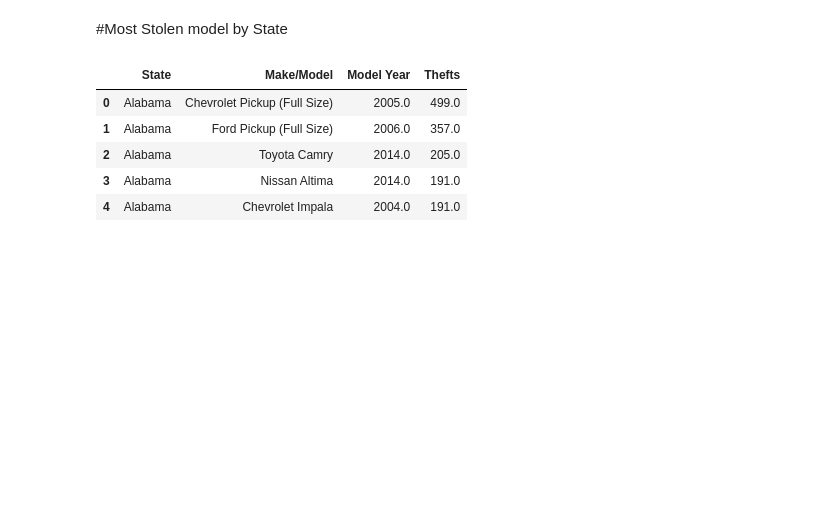
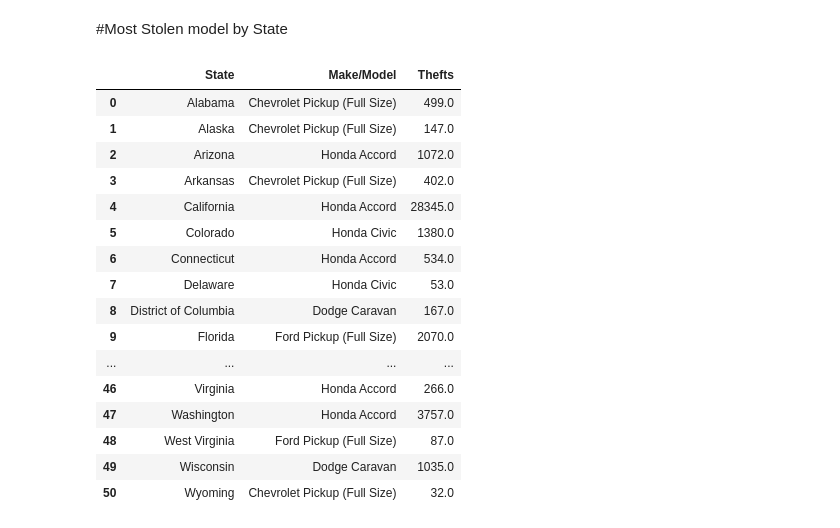
Before and after one commit to BrianFri/Midterm_Car_Theft_Analysis, a Jupyter notebook: Anaylsis.ipynb, the cells around one changed output. Saved outputs shown, nothing was run; the diff lists cells and outputs as text; code cells hidden in the pictures; blank space fills up the shorter version.

Commit message:
Added most and least stolen car by state

```diff
--- a/Anaylsis.ipynb
+++ b/Anaylsis.ipynb
@@ -198,12 +198,28 @@ car_stolen_df.groupby(["Make/Model"])["Thefts"].sum().sort_values(ascending=True
 # %% [markdown]
 #Most Stolen model by State
 # %%
-car_stolen_by_state = car_df[["State", "Make/Model", "Model Year", "Thefts"]]
-car_stolen_by_state.head()
+most_stolen_by_state = (
+    car_df[car_df["Rank"] == 1][["State", "Make/Model", "Thefts"]]
+    .sort_values("State")
+    .reset_index(drop=True)
+)
+
+most_stolen_by_state
 # %% [output]
-|  | State | Make/Model | Model Year | Thefts |
-| 0 | Alabama | Chevrolet Pickup (Full Size) | 2005.0 | 499.0 |
-| 1 | Alabama | Ford Pickup (Full Size) | 2006.0 | 357.0 |
-| 2 | Alabama | Toyota Camry | 2014.0 | 205.0 |
-| 3 | Alabama | Nissan Altima | 2014.0 | 191.0 |
-| 4 | Alabama | Chevrolet Impala | 2004.0 | 191.0 |
+|  | State | Make/Model | Thefts |
+| 0 | Alabama | Chevrolet Pickup (Full Size) | 499.0 |
+| 1 | Alaska | Chevrolet Pickup (Full Size) | 147.0 |
+| 2 | Arizona | Honda Accord | 1072.0 |
+| 3 | Arkansas | Chevrolet Pickup (Full Size) | 402.0 |
+| 4 | California | Honda Accord | 28345.0 |
+| 5 | Colorado | Honda Civic | 1380.0 |
+| 6 | Connecticut | Honda Accord | 534.0 |
+| 7 | Delaware | Honda Civic | 53.0 |
+| 8 | District of Columbia | Dodge Caravan | 167.0 |
+| 9 | Florida | Ford Pickup (Full Size) | 2070.0 |
+| ... | ... | ... | ... |
+| 46 | Virginia | Honda Accord | 266.0 |
+| 47 | Washington | Honda Accord | 3757.0 |
+| 48 | West Virginia | Ford Pickup (Full Size) | 87.0 |
+| 49 | Wisconsin | Dodge Caravan | 1035.0 |
+| 50 | Wyoming | Chevrolet Pickup (Full Size) | 32.0 |
```
Also changed, not shown: parts of 4 cells of this notebook.
